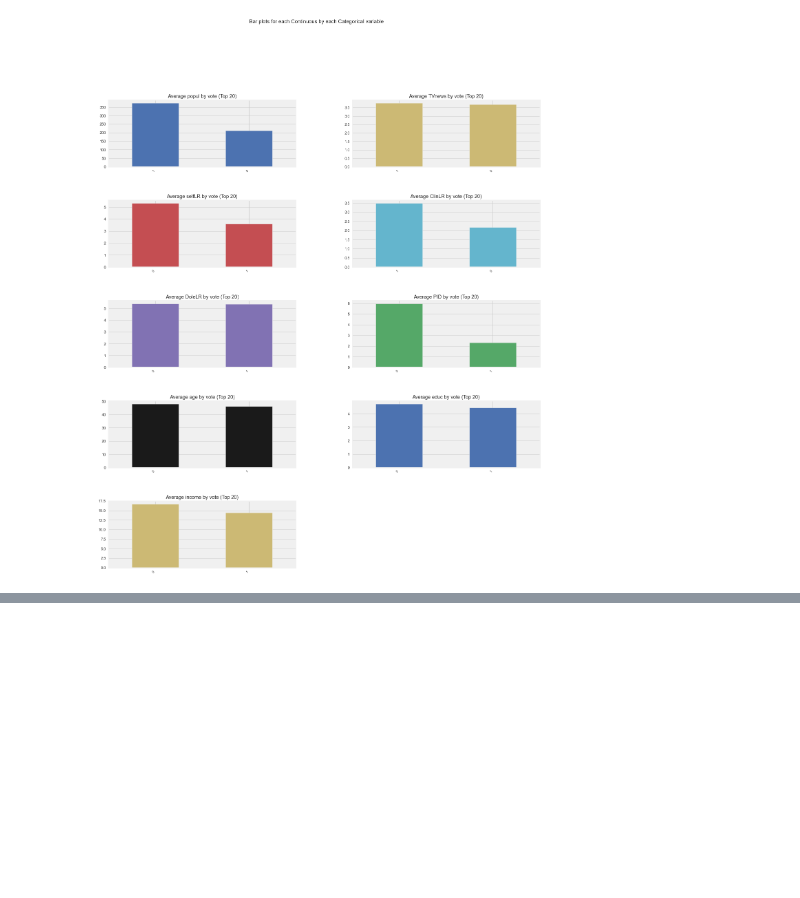
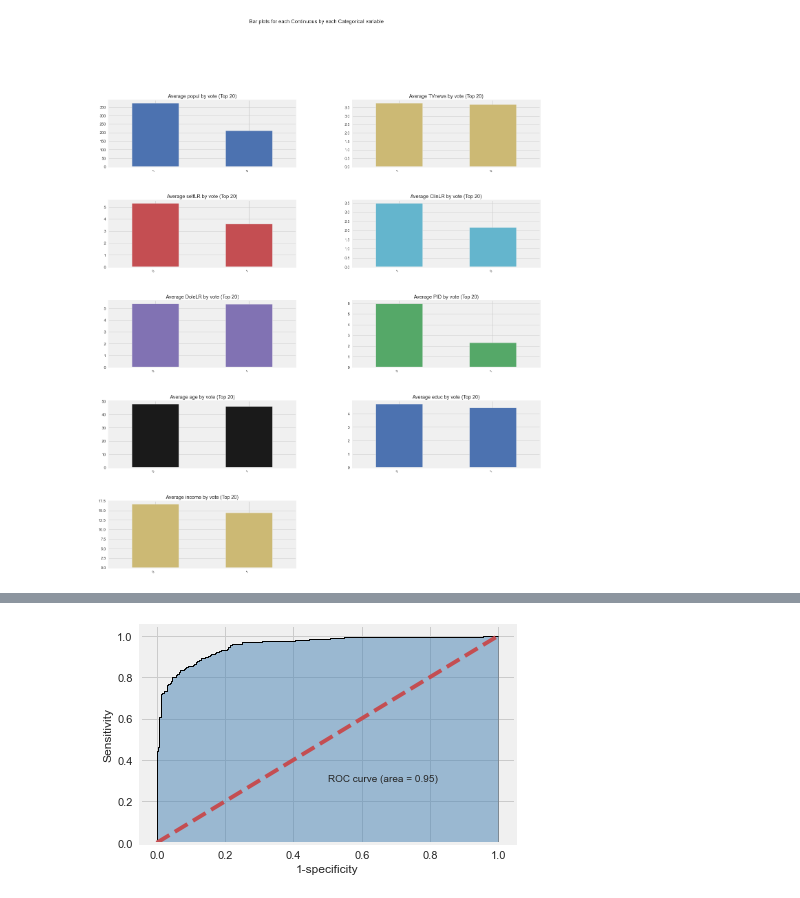
Before and after one commit to WEIMY666/CDA_EDA, a Jupyter notebook: EDA.ipynb, the cells around one changed output, grey strips where cells are left out. Drawn from its saved outputs; the diff is of its cells as text; code cells hidden in the pictures; blank space fills up the shorter version.

```diff
--- a/EDA.ipynb
+++ b/EDA.ipynb
@@ -151,0 +210,19 @@ Time to run AutoViz = 9 seconds
+# %%
+#ROC curve
+y_score = logistic.predict_proba(xtest)[:,1]
+
+fpr,tpr,threshold = metrics.roc_curve(ytest,y_score)
+
+#计算AUC
+roc_auc = metrics.auc(fpr,tpr)
+
+#绘制图像
+plt.stackplot(fpr,tpr,color='steelblue',alpha=0.5,edgecolor='black')
+plt.plot(fpr,tpr,color='black',lw=1)
+plt.plot([0,1],[0,1],color='r',linestyle='--')
+plt.text(0.5,0.3,'ROC curve (area = %0.2f)' %roc_auc)
+plt.xlabel('1-specificity')
+plt.ylabel('Sensitivity')
+plt.show()
+# %% [output]
+[figure, added]
```
Also changed, not shown: parts of 5 cells of this notebook.
